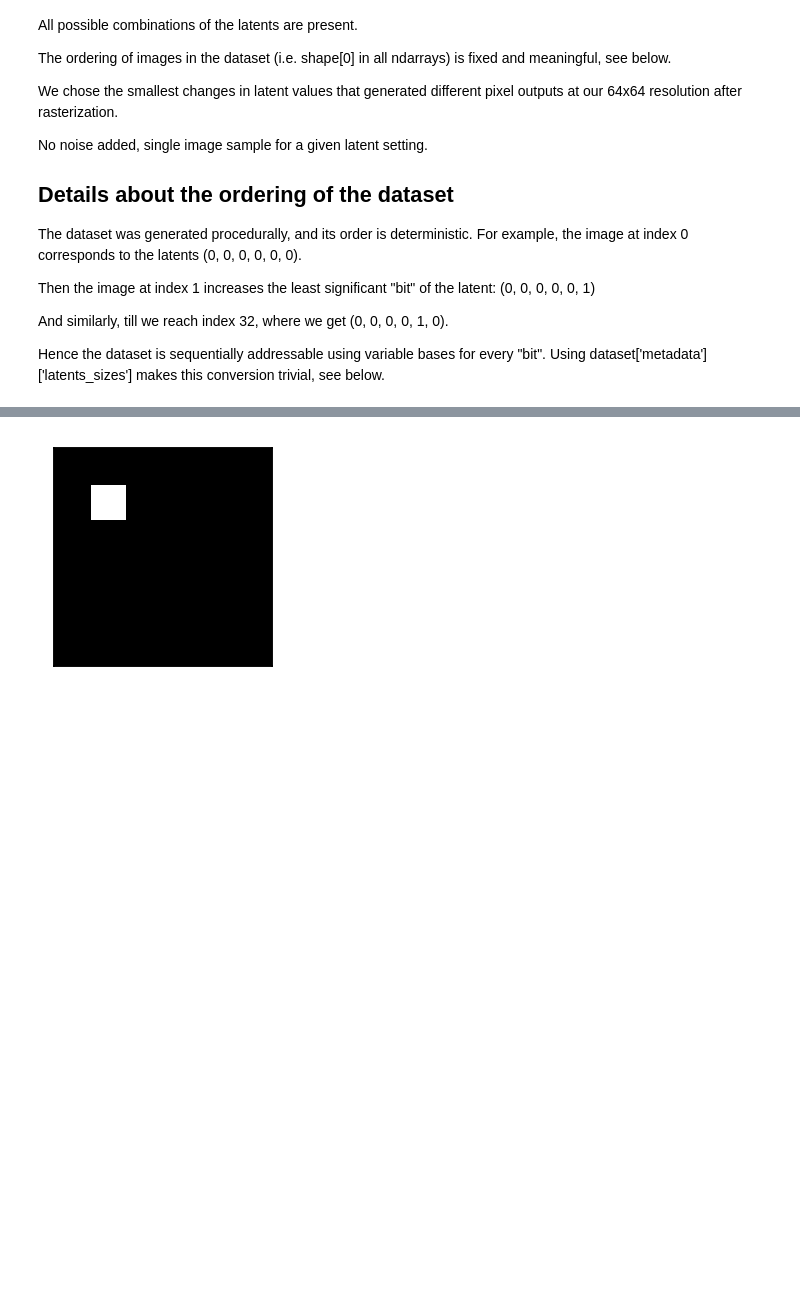
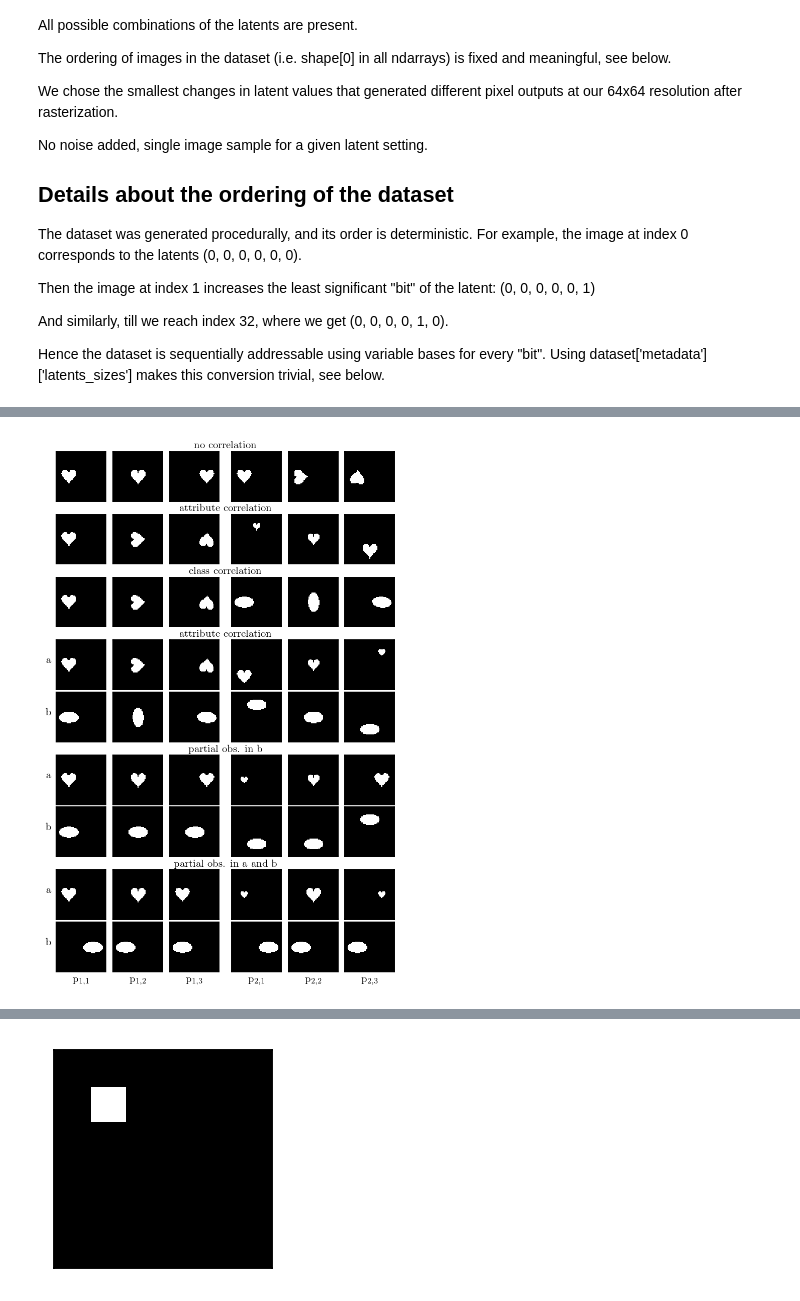
Before and after one commit to tik0/dsprites-dataset, a Jupyter notebook: dsprites_reloading_example.ipynb, the cells around one changed output, grey strips where cells are left out. Saved outputs shown, nothing was run; the diff lists cells and outputs as text; code cells hidden in the pictures; blank space fills up the shorter version.

```diff
--- a/dsprites_reloading_example.ipynb
+++ b/dsprites_reloading_example.ipynb
@@ -269,0 +351,65 @@ plot_img_list_23(img_list, "partial obs. in x & y", "x", "y")
+# %%
+factor = 1.5
+
+paper_width_cm = 15
+paper_width_inch = paper_width_cm / 2.54
+dpi = 150
+fig_w = paper_width_inch         # 7 images
+fig_h = paper_width_inch * 9 / 7 * 1.2 # 9 images
+
+
+widths = [1, 1, 1, 0.1, 1, 1, 1]
+sep = .15
+heights = [1, sep, 1, sep, 1, sep, 1, 1, sep, 1, 1, sep, 1, 1]
+gs_kw = dict(width_ratios=widths, height_ratios=heights, wspace=0., hspace=.1)
+
+_, axs = plt.subplots(14,7,figsize=(fig_w,fig_h), dpi=dpi, sharey=True, sharex=True,  gridspec_kw = gs_kw)
+def plot_img_list_y6(img_list, title, y = 0, ylabel = ""):
+    # Show images
+    for img, ax in zip(img_list[:3], axs[y][:3]):
+        ax.imshow(img, interpolation='nearest', cmap='Greys_r', aspect="equal")
+        ax.grid(False)
+        ax.set_xticks([])
+        ax.set_yticks([])
+    for img, ax in zip(img_list[3:], axs[y][4:]):
+        ax.imshow(img, interpolation='nearest', cmap='Greys_r', aspect="equal")
+        ax.grid(False)
+        ax.set_xticks([])
+        ax.set_yticks([])
+    # Set the title and y label
+    ax = axs[y][3]
+    ax.set_aspect('auto')
+    ax.grid(False)
+    ax.set_xticks([])
+    ax.set_yticks([])
+    ax.axis('off')
+    ax.set_title(title, fontsize=10, pad=3.5, fontfamily='serif')
+    h = axs[y][0].set_ylabel(ylabel, fontsize=10, fontfamily='serif', labelpad=8)
+    h.set_rotation(0)
+
+# Remove the lines of the seperators
+for y in [1, 3, 5, 8, 11]:
+    for x in range(7):
+        ax = axs[y][x]
+        ax.grid(False)
+        ax.set_xticks([])
+        ax.set_yticks([])
+        ax.axis('off')
+
+# Write the xlabel for the parameters
+axs[-1][0].set_xlabel("p$_{1,1}$", fontsize=10)
+axs[-1][1].set_xlabel("p$_{1,2}$", fontsize=10)
+axs[-1][2].set_xlabel("p$_{1,3}$", fontsize=10)
+axs[-1][4].set_xlabel("p$_{2,1}$", fontsize=10)
+axs[-1][5].set_xlabel("p$_{2,2}$", fontsize=10)
+axs[-1][6].set_xlabel("p$_{2,3}$", fontsize=10)
+plot_images()
+# second exampleis wrt. to the scale of the heart.
+# The position of the heart is non-ambigues
+
+
+#plt.tight_layout()
+plt.savefig("/opt/repositories/dsprites-dataset/dsprites.pdf", dpi='figure', transparent=True, papertype='a4', bbox_inches='tight')
+plt.show()
+# %% [output]
+[figure, added]
```
Also changed, not shown: parts of 13 cells of this notebook, 1 other file.
